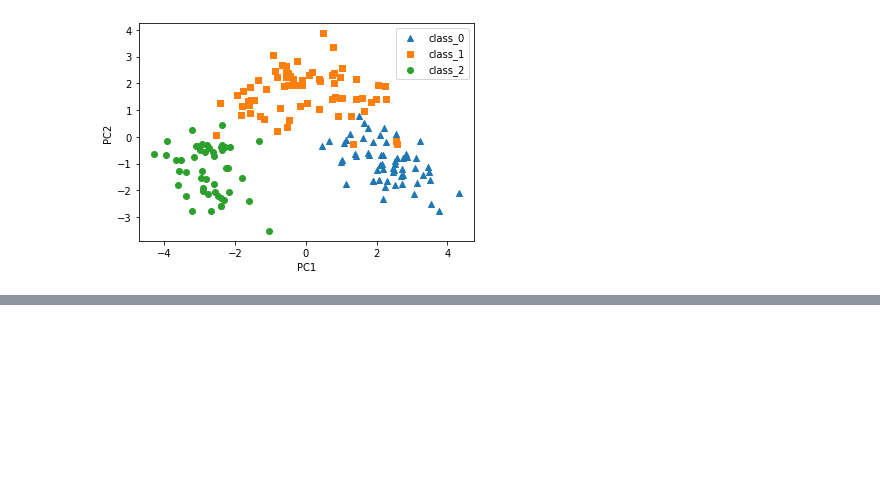
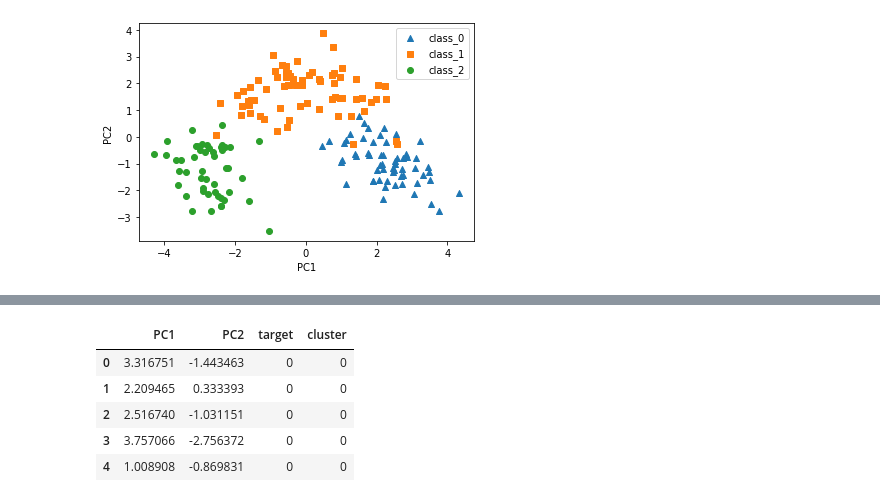
Before and after one commit to vvbshvv/machine-learining, a Jupyter notebook: 05.차원축소 군집화/02.와인데이터PCA.ipynb, the cells around one changed output, grey strips where cells are left out. Drawn from its saved outputs; the diff is of its cells as text; code cells hidden in the pictures; blank space fills up the shorter version.

```diff
--- a/04.회귀/06.와인데이터PCA.ipynb
+++ b/05.차원축소 군집화/02.와인데이터PCA.ipynb
@@ -86,0 +108,11 @@ plt.show()
+# %%
+df['target'] = wine.target
+df['cluster'] = kmeans.labels_
+df.head()
+# %% [output]
+|  | PC1 | PC2 | target | cluster |
+| 0 | 3.316751 | -1.443463 | 0 | 0 |
+| 1 | 2.209465 | 0.333393 | 0 | 0 |
+| 2 | 2.516740 | -1.031151 | 0 | 0 |
+| 3 | 3.757066 | -2.756372 | 0 | 0 |
+| 4 | 1.008908 | -0.869831 | 0 | 0 |
```
Also changed, not shown: parts of 5 cells of this notebook, 2 other files.
